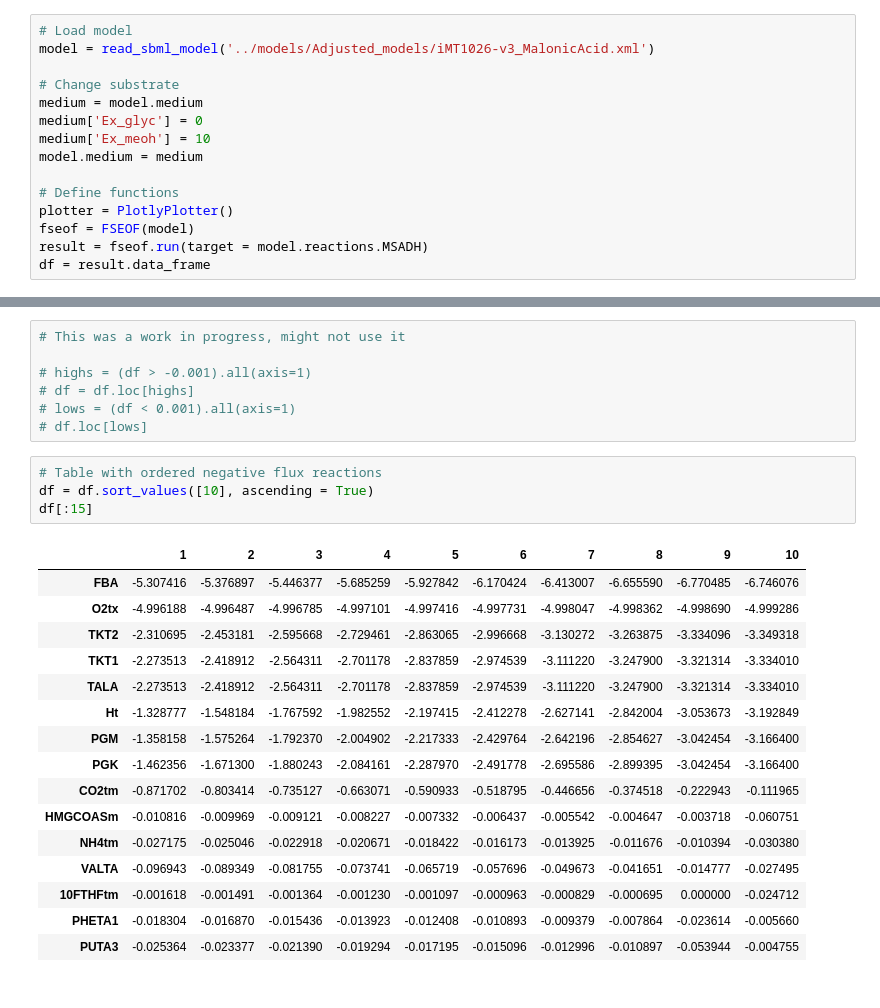
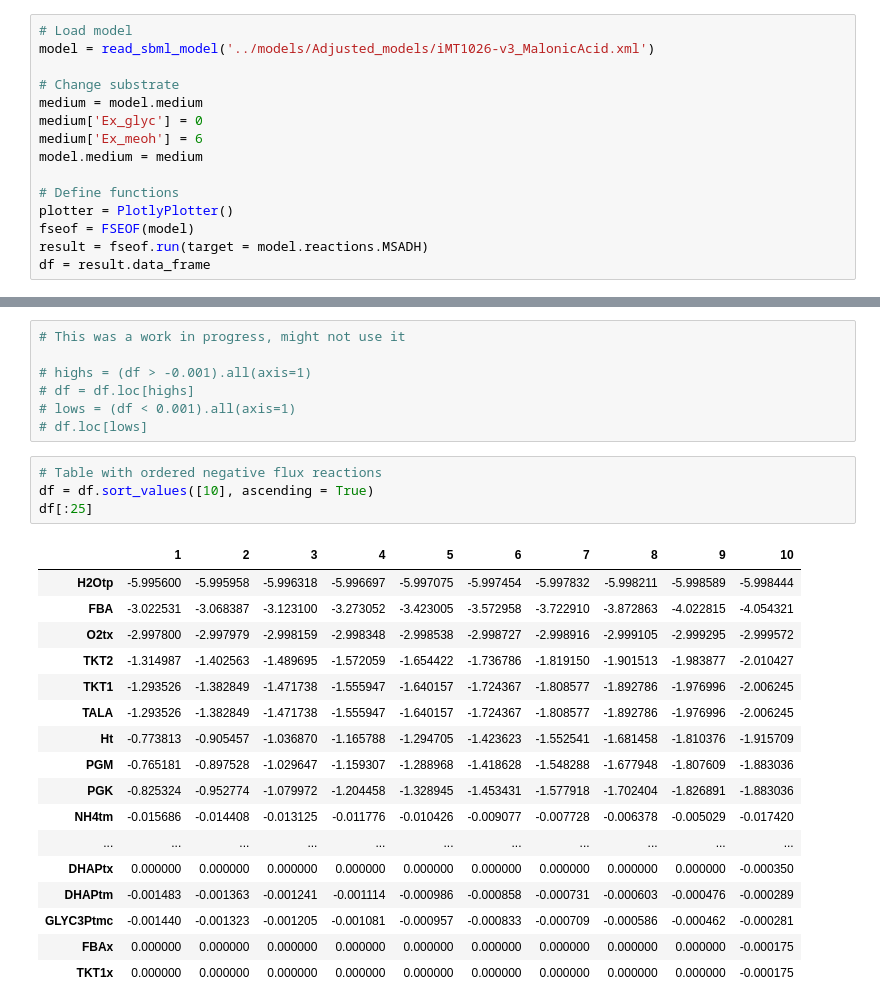
Before and after one commit to 27410/group-assignment-2021-group-8-malonic-acid-in-k-phaffii, a Jupyter notebook: OptAlgorithms/FSEOF.ipynb, the cells around one changed output, grey strips where cells are left out. Drawn from its saved outputs; the diff is of its cells as text.

```diff
--- a/OptAlgorithms/FSEOF.ipynb
+++ b/OptAlgorithms/FSEOF.ipynb
@@ -16,7 +16,7 @@ model = read_sbml_model('../models/Adjusted_models/iMT1026-v3_MalonicAcid.xml')
 # Change substrate
 medium = model.medium
 medium['Ex_glyc'] = 0
-medium['Ex_meoh'] = 10
+medium['Ex_meoh'] = 6
 model.medium = medium
 
 # Define functions
@@ -63,21 +73,22 @@ plt.show()
 # %%
 # Table with ordered negative flux reactions
 df = df.sort_values([10], ascending = True)
-df[:15]
+df[:25]
 # %% [output]
 |  | 1 | 2 | 3 | 4 | 5 | 6 | 7 | 8 | 9 | 10 |
-| FBA | -5.307416 | -5.376897 | -5.446377 | -5.685259 | -5.927842 | -6.170424 | -6.413007 | -6.655590 | -6.770485 | -6.746076 |
-| O2tx | -4.996188 | -4.996487 | -4.996785 | -4.997101 | -4.997416 | -4.997731 | -4.998047 | -4.998362 | -4.998690 | -4.999286 |
-| TKT2 | -2.310695 | -2.453181 | -2.595668 | -2.729461 | -2.863065 | -2.996668 | -3.130272 | -3.263875 | -3.334096 | -3.349318 |
-| TKT1 | -2.273513 | -2.418912 | -2.564311 | -2.701178 | -2.837859 | -2.974539 | -3.111220 | -3.247900 | -3.321314 | -3.334010 |
-| TALA | -2.273513 | -2.418912 | -2.564311 | -2.701178 | -2.837859 | -2.974539 | -3.111220 | -3.247900 | -3.321314 | -3.334010 |
-| Ht | -1.328777 | -1.548184 | -1.767592 | -1.982552 | -2.197415 | -2.412278 | -2.627141 | -2.842004 | -3.053673 | -3.192849 |
-| PGM | -1.358158 | -1.575264 | -1.792370 | -2.004902 | -2.217333 | -2.429764 | -2.642196 | -2.854627 | -3.042454 | -3.166400 |
-| PGK | -1.462356 | -1.671300 | -1.880243 | -2.084161 | -2.287970 | -2.491778 | -2.695586 | -2.899395 | -3.042454 | -3.166400 |
-| CO2tm | -0.871702 | -0.803414 | -0.735127 | -0.663071 | -0.590933 | -0.518795 | -0.446656 | -0.374518 | -0.222943 | -0.111965 |
-| HMGCOASm | -0.010816 | -0.009969 | -0.009121 | -0.008227 | -0.007332 | -0.006437 | -0.005542 | -0.004647 | -0.003718 | -0.060751 |
-| NH4tm | -0.027175 | -0.025046 | -0.022918 | -0.020671 | -0.018422 | -0.016173 | -0.013925 | -0.011676 | -0.010394 | -0.030380 |
-| VALTA | -0.096943 | -0.089349 | -0.081755 | -0.073741 | -0.065719 | -0.057696 | -0.049673 | -0.041651 | -0.014777 | -0.027495 |
-| 10FTHFtm | -0.001618 | -0.001491 | -0.001364 | -0.001230 | -0.001097 | -0.000963 | -0.000829 | -0.000695 | 0.000000 | -0.024712 |
-| PHETA1 | -0.018304 | -0.016870 | -0.015436 | -0.013923 | -0.012408 | -0.010893 | -0.009379 | -0.007864 | -0.023614 | -0.005660 |
-| PUTA3 | -0.025364 | -0.023377 | -0.021390 | -0.019294 | -0.017195 | -0.015096 | -0.012996 | -0.010897 | -0.053944 | -0.004755 |
+| H2Otp | -5.995600 | -5.995958 | -5.996318 | -5.996697 | -5.997075 | -5.997454 | -5.997832 | -5.998211 | -5.998589 | -5.998444 |
+| FBA | -3.022531 | -3.068387 | -3.123100 | -3.273052 | -3.423005 | -3.572958 | -3.722910 | -3.872863 | -4.022815 | -4.054321 |
+| O2tx | -2.997800 | -2.997979 | -2.998159 | -2.998348 | -2.998538 | -2.998727 | -2.998916 | -2.999105 | -2.999295 | -2.999572 |
+| TKT2 | -1.314987 | -1.402563 | -1.489695 | -1.572059 | -1.654422 | -1.736786 | -1.819150 | -1.901513 | -1.983877 | -2.010427 |
+| TKT1 | -1.293526 | -1.382849 | -1.471738 | -1.555947 | -1.640157 | -1.724367 | -1.808577 | -1.892786 | -1.976996 | -2.006245 |
+| TALA | -1.293526 | -1.382849 | -1.471738 | -1.555947 | -1.640157 | -1.724367 | -1.808577 | -1.892786 | -1.976996 | -2.006245 |
+| Ht | -0.773813 | -0.905457 | -1.036870 | -1.165788 | -1.294705 | -1.423623 | -1.552541 | -1.681458 | -1.810376 | -1.915709 |
+| PGM | -0.765181 | -0.897528 | -1.029647 | -1.159307 | -1.288968 | -1.418628 | -1.548288 | -1.677948 | -1.807609 | -1.883036 |
+| PGK | -0.825324 | -0.952774 | -1.079972 | -1.204458 | -1.328945 | -1.453431 | -1.577918 | -1.702404 | -1.826891 | -1.883036 |
+| NH4tm | -0.015686 | -0.014408 | -0.013125 | -0.011776 | -0.010426 | -0.009077 | -0.007728 | -0.006378 | -0.005029 | -0.017420 |
+| ... | ... | ... | ... | ... | ... | ... | ... | ... | ... | ... |
+| DHAPtx | 0.000000 | 0.000000 | 0.000000 | 0.000000 | 0.000000 | 0.000000 | 0.000000 | 0.000000 | 0.000000 | -0.000350 |
+| DHAPtm | -0.001483 | -0.001363 | -0.001241 | -0.001114 | -0.000986 | -0.000858 | -0.000731 | -0.000603 | -0.000476 | -0.000289 |
+| GLYC3Ptmc | -0.001440 | -0.001323 | -0.001205 | -0.001081 | -0.000957 | -0.000833 | -0.000709 | -0.000586 | -0.000462 | -0.000281 |
+| FBAx | 0.000000 | 0.000000 | 0.000000 | 0.000000 | 0.000000 | 0.000000 | 0.000000 | 0.000000 | 0.000000 | -0.000175 |
+| TKT1x | 0.000000 | 0.000000 | 0.000000 | 0.000000 | 0.000000 | 0.000000 | 0.000000 | 0.000000 | 0.000000 | -0.000175 |
```
Also changed, not shown: parts of 15 cells of this notebook.
